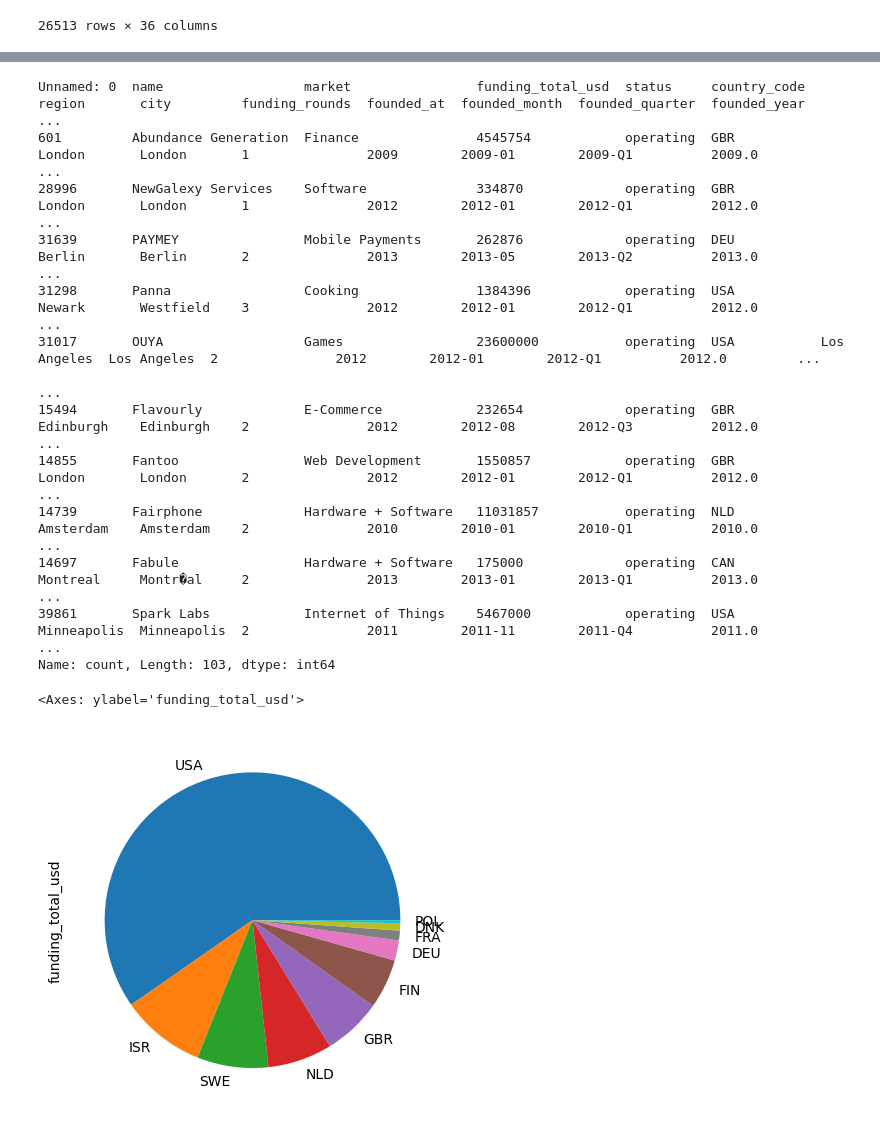
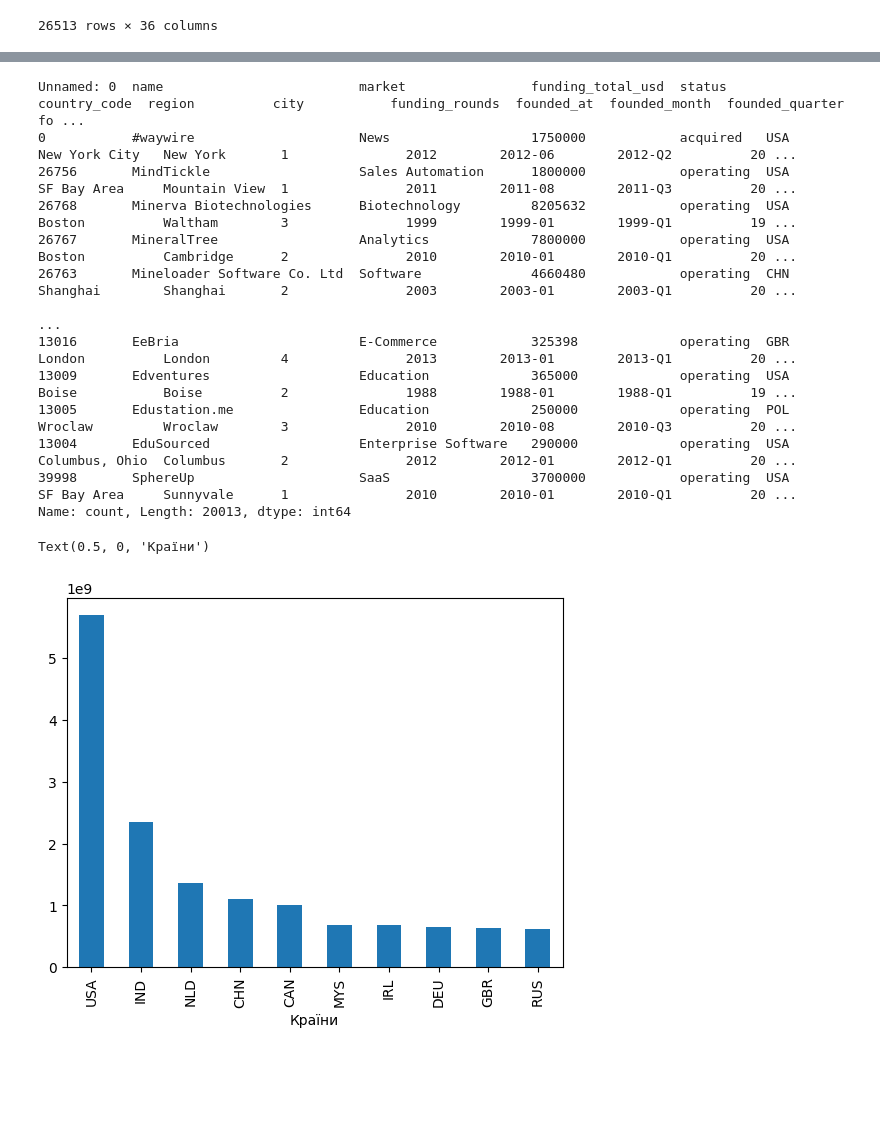
Before and after one commit to andriyshykoryak/Starup, a Jupyter notebook: case.ipynb, the cells around one changed output, grey strips where cells are left out. Saved outputs shown, nothing was run; the diff lists cells and outputs as text; code cells hidden in the pictures; blank space fills up the shorter version.

```diff
--- a/case.ipynb
+++ b/case.ipynb
@@ -72,6 +72,6 @@ df
 | 26512 | 39998 | SphereUp | SaaS | 3700000 | operating | USA | SF Bay Area | Sunnyvale | ... |
 26513 rows × 36 columns
 # %%
-df = df[(df['status'] == 'operating') | (df['status'] == 'acquired')]
+# df = df[(df['status'] == 'operating') | (df['status'] == 'acquired')]
 # %%
 # a = df.groupby('country_code')['funding_total_usd'].mean().sort_values(ascending=False)
@@ -121,4 +126,0 @@ df
-# %%
-df = df[df['funding_total_usd']!=0]
-
-df['funding_total_usd'].value_counts().nlargest(10).plot(kind='pie')
@@ -128,4 +134,3 @@ df['funding_total_usd'].value_counts().nlargest(10).plot(kind='pie')
 # %%
-df = df[df['product_crowdfunding']!=0]
-
-df['product_crowdfunding'].value_counts().nlargest(10).plot(kind='pie')
+df['product_crowdfunding'] = df['product_crowdfunding'] != 0
+ax = df.groupby('status')['product_crowdfunding'].value_counts()
@@ -160,3 +158,6 @@ df['founded_at'].value_counts().nlargest(10).plot(kind='pie')
+# %%
+df['product_crowdfunding'] = df['product_crowdfunding'] != 0
+ax = df.groupby('status')['product_crowdfunding'].value_counts()
 # %%
 df
 # %% [output]
@@ -176,21 +177,21 @@ df
 # %%
 df[df['funding_total_usd'] >100000].value_counts()
 # %% [output]
-Unnamed: 0  name                  market                funding_total_usd  status     country_code  region       city         funding_rounds  founded_at  founded_month  founded_quarter  founded_year   ...
-601         Abundance Generation  Finance               4545754            operating  GBR           London       London       1               2009        2009-01        2009-Q1          2009.0         ...
-28996       NewGalexy Services    Software              334870             operating  GBR           London       London       1               2012        2012-01        2012-Q1          2012.0         ...
-31639       PAYMEY                Mobile Payments       262876             operating  DEU           Berlin       Berlin       2               2013        2013-05        2013-Q2          2013.0         ...
-31298       Panna                 Cooking               1384396            operating  USA           Newark       Westfield    3               2012        2012-01        2012-Q1          2012.0         ...
-31017       OUYA                  Games                 23600000           operating  USA           Los Angeles  Los Angeles  2               2012        2012-01        2012-Q1          2012.0         ...
+Unnamed: 0  name                         market                funding_total_usd  status     country_code  region          city           funding_rounds  founded_at  founded_month  founded_quarter  fo ...
+0           #waywire                     News                  1750000            acquired   USA           New York City   New York       1               2012        2012-06        2012-Q2          20 ...
+26756       MindTickle                   Sales Automation      1800000            operating  USA           SF Bay Area     Mountain View  1               2011        2011-08        2011-Q3          20 ...
+26768       Minerva Biotechnologies      Biotechnology         8205632            operating  USA           Boston          Waltham        3               1999        1999-01        1999-Q1          19 ...
+26767       MineralTree                  Analytics             7800000            operating  USA           Boston          Cambridge      2               2010        2010-01        2010-Q1          20 ...
+26763       Mineloader Software Co. Ltd  Software              4660480            operating  CHN           Shanghai        Shanghai       2               2003        2003-01        2003-Q1          20 ...
                                                                                                                                                                                                          ...
-15494       Flavourly             E-Commerce            232654             operating  GBR           Edinburgh    Edinburgh    2               2012        2012-08        2012-Q3          2012.0         ...
-14855       Fantoo                Web Development       1550857            operating  GBR           London       London       2               2012        2012-01        2012-Q1          2012.0         ...
-14739       Fairphone             Hardware + Software   11031857           operating  NLD           Amsterdam    Amsterdam    2               2010        2010-01        2010-Q1          2010.0         ...
-14697       Fabule                Hardware + Software   175000             operating  CAN           Montreal     Montr�al     2               2013        2013-01        2013-Q1          2013.0         ...
-39861       Spark Labs            Internet of Things    5467000            operating  USA           Minneapolis  Minneapolis  2               2011        2011-11        2011-Q4          2011.0         ...
-Name: count, Length: 103, dtype: int64
+13016       EeBria                       E-Commerce            325398             operating  GBR           London          London         4               2013        2013-01        2013-Q1          20 ...
+13009       Edventures                   Education             365000             operating  USA           Boise           Boise          2               1988        1988-01        1988-Q1          19 ...
+13005       Edustation.me                Education             250000             operating  POL           Wroclaw         Wroclaw        3               2010        2010-08        2010-Q3          20 ...
+13004       EduSourced                   Enterprise Software   290000             operating  USA           Columbus, Ohio  Columbus       2               2012        2012-01        2012-Q1          20 ...
+39998       SphereUp                     SaaS                  3700000            operating  USA           SF Bay Area     Sunnyvale      1               2010        2010-01        2010-Q1          20 ...
+Name: count, Length: 20013, dtype: int64
 # %%
-df.groupby('country_code')['funding_total_usd'].max().nlargest(10).plot(kind='pie')
+df.groupby('country_code')['funding_total_usd'].max().nlargest(10).plot(kind='bar').set_xlabel('Країни')
 # %% [output]
-<Axes: ylabel='funding_total_usd'>
+Text(0.5, 0, 'Країни')
-[figure, old version]
+[figure, new version]
```
Also changed, not shown: parts of 23 cells of this notebook, 14 other files.
